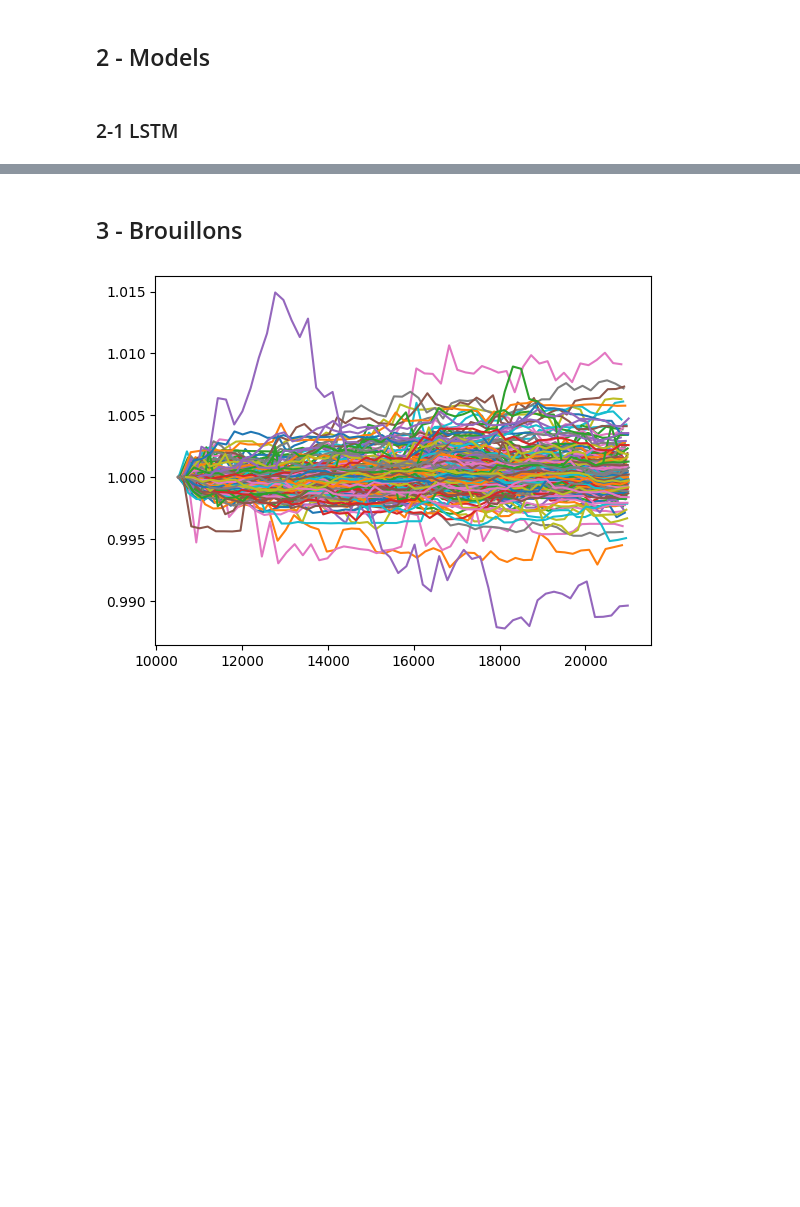
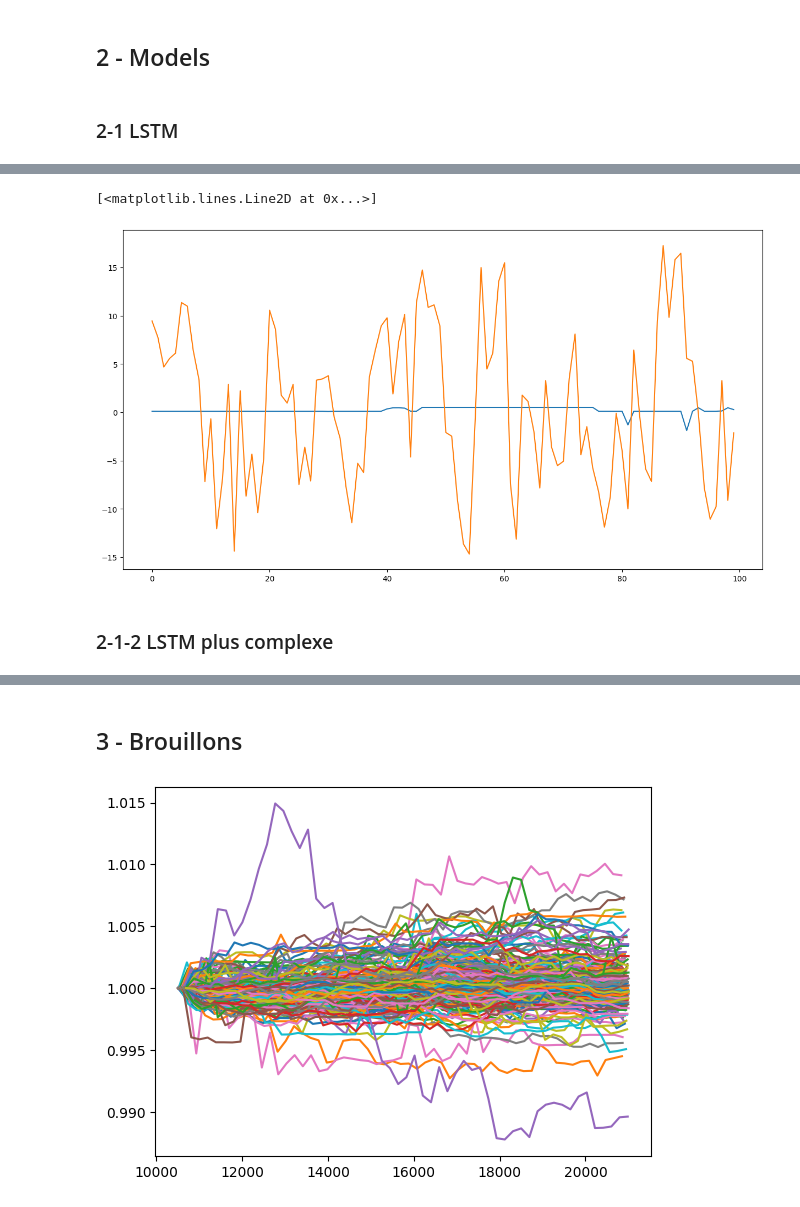
Before and after one commit to LucasTexier/Optiver_challenge, a Jupyter notebook: Project Deep Learning - Test.ipynb, the cells around one changed output, grey strips where cells are left out. Cells and saved outputs as stored; diff of their text form; code cells hidden in the pictures; blank space fills up the shorter version.

```diff
--- a/Project Deep Learning - Test.ipynb
+++ b/Project Deep Learning - Test.ipynb
@@ -318,0 +408,11 @@ X_lstm, y_lstm = prepare_data_for_lstm(X, y, n_steps)
+# %%
+fig = plt.figure(figsize=(15,8))
+n=100
+s=1
+plt.plot(y_pred[:n,s])
+plt.plot(y_test[:n,s])
+# %% [output]
+[<matplotlib.lines.Line2D at 0x...>]
+[figure, added]
+# %% [markdown]
+### 2-1-2 LSTM plus complexe
```
Also changed, not shown: parts of 18 cells of this notebook.
